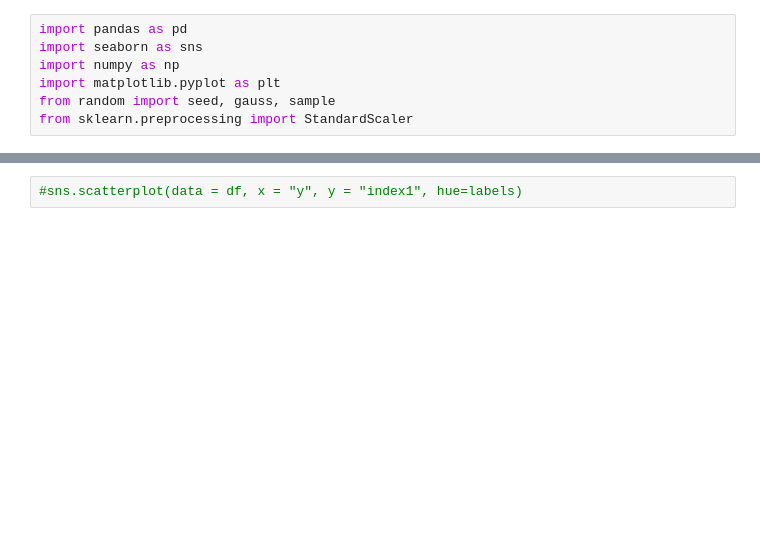
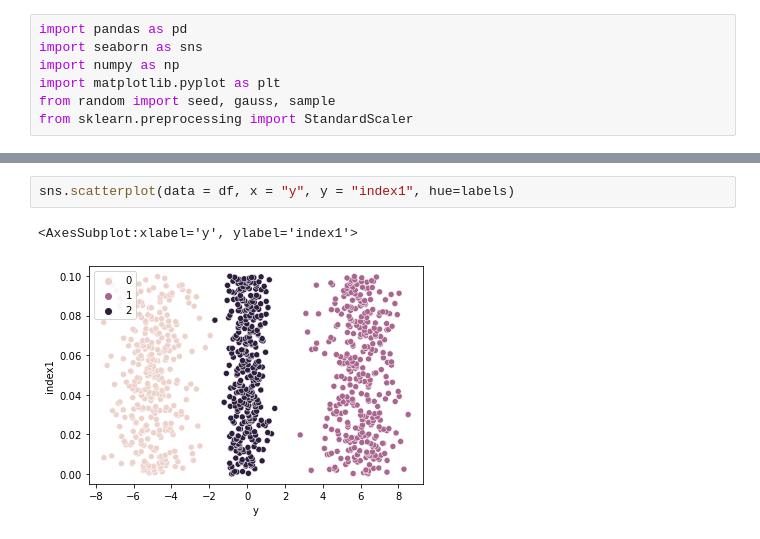
Before and after one commit to IonatanPerez/Curso_DHDS_CN17, a Jupyter notebook: C31/Ejemplos Kmeans.ipynb, the cells around one changed output, grey strips where cells are left out. Drawn from its saved outputs; the diff is of its cells as text; blank space fills up the shorter version.

```diff
--- a/C31/Ejemplos Kmeans.ipynb
+++ b/C31/Ejemplos Kmeans.ipynb
@@ -110,5 +110,8 @@ sns.scatterplot(data = df, x = "x", y = "y", hue=labels)
 # %%
-#sns.scatterplot(data = df, x = "y", y = "index1", hue=labels)
+sns.scatterplot(data = df, x = "y", y = "index1", hue=labels)
+# %% [output]
+<AxesSubplot:xlabel='y', ylabel='index1'>
+[figure, added]
 # %%
 # Vamos a ver la regla del codo y el coeficiente de silhouette
 from sklearn.metrics import silhouette_score
```
Also changed, not shown: parts of 5 cells of this notebook, 6 other files.
